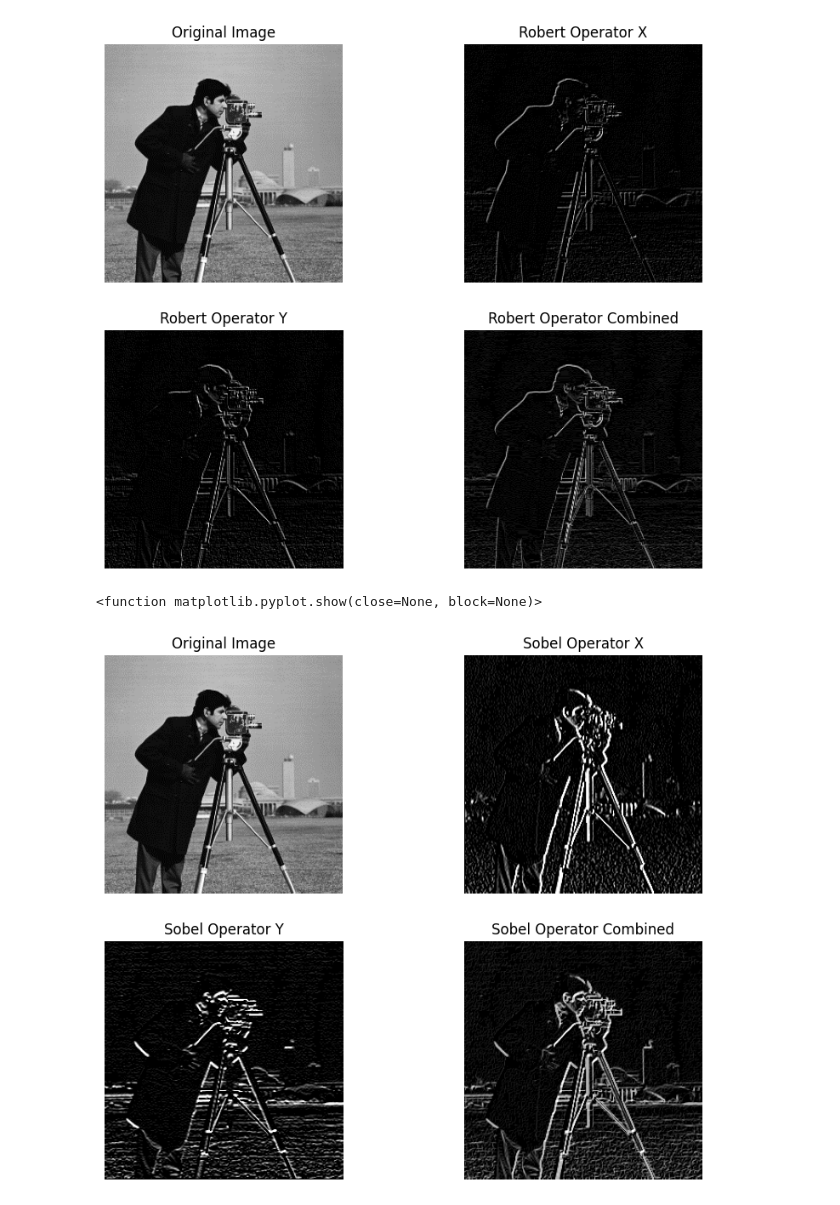
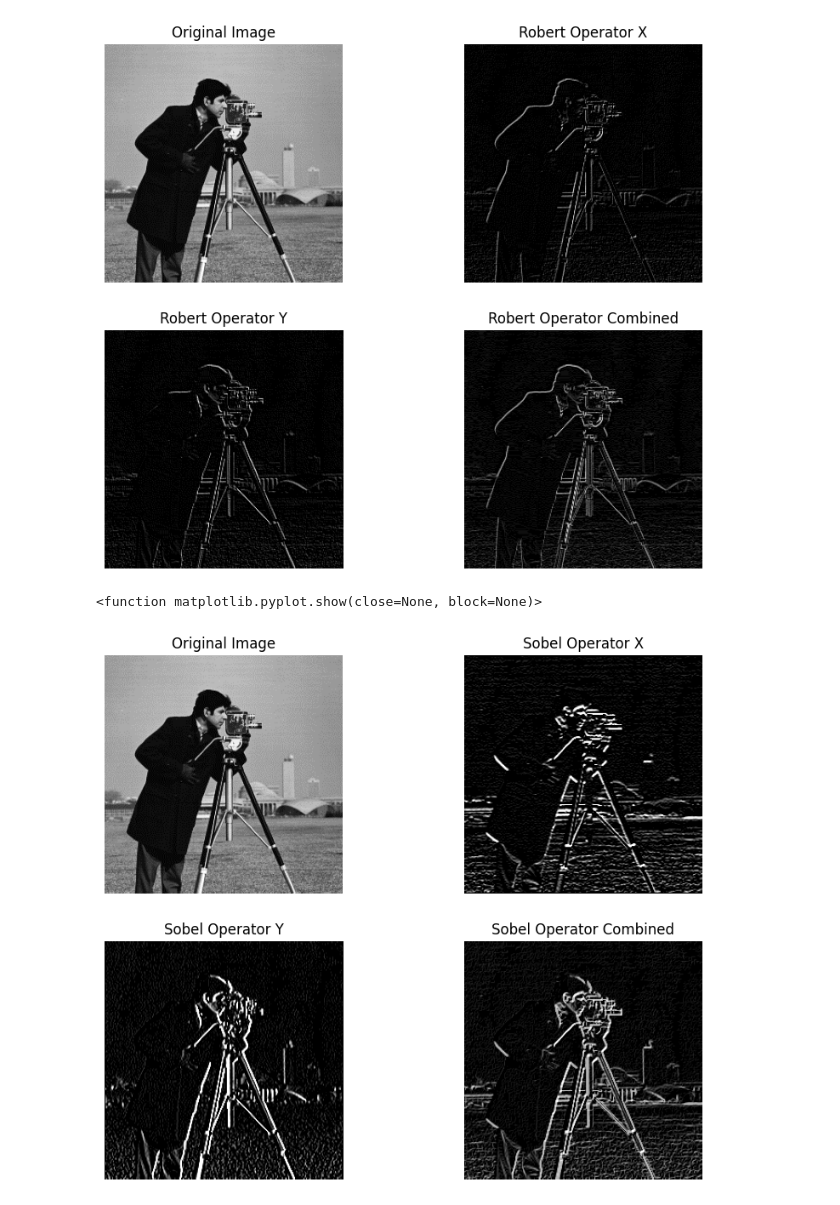
Before and after one commit to parth3120/dip, a Jupyter notebook: practicals/p7.ipynb, the cells around one changed output. Saved outputs shown, nothing was run; the diff lists cells and outputs as text; code cells hidden in the pictures.

```diff
--- a/practicals/p7.ipynb
+++ b/practicals/p7.ipynb
@@ -3,7 +3,7 @@ import matplotlib.pyplot as plt
 import numpy as np
 import cv2
 # %%
-image = cv2.imread('/content/drive/MyDrive/dip_Images/Original-cameraman-image.png', cv2.IMREAD_GRAYSCALE)
+image = cv2.imread('Original-cameraman-image.png', cv2.IMREAD_GRAYSCALE)
 
 roberts_x = np.array([[1, 0], [0, -1]])
 roberts_y = np.array([[0, 1], [-1, 0]])
@@ -39,38 +39,38 @@ plt.show()
 # %% [output]
 [figure]
 # %%
-sobel_x = np.array([[-1, 0, 1], [-2, 0, 2], [-1, 0, 1]])
-sobel_y = np.array([[-1, -2, -1], [0, 0, 0], [1, 2, 1]])
+sobel_y = np.array([[-1, 0, 1], [-2, 0, 2], [-1, 0, 1]])
+sobel_x = np.array([[-1, -2, -1], [0, 0, 0], [1, 2, 1]])
 
 sobel_x_image = cv2.filter2D(image, -1, sobel_x).astype(np.float32)
 sobel_y_image = cv2.filter2D(image, -1, sobel_y).astype(np.float32)
 
 sobel_combined_image = cv2.magnitude(sobel_x_image, sobel_y_image)
 
 plt.figure(figsize=(10, 8))
 
 plt.subplot(2, 2, 1)
 plt.imshow(image, cmap='gray')
 plt.title('Original Image')
 plt.axis('off')
 
 plt.subplot(2, 2, 2)
 plt.imshow(sobel_x_image, cmap='gray')
 plt.title('Sobel Operator X')
 plt.axis('off')
 
 plt.subplot(2, 2, 3)
 plt.imshow(sobel_y_image, cmap='gray')
 plt.title('Sobel Operator Y')
 plt.axis('off')
 
 plt.subplot(2, 2, 4)
 plt.imshow(sobel_combined_image, cmap='gray')
 plt.title('Sobel Operator Combined')
 plt.axis('off')
 
 plt.show
 # %% [output]
 <function matplotlib.pyplot.show(close=None, block=None)>
-[figure, old version]
+[figure, new version]
 # %%
```
Also changed, not shown: parts of 1 cell of this notebook, 3 other files.
